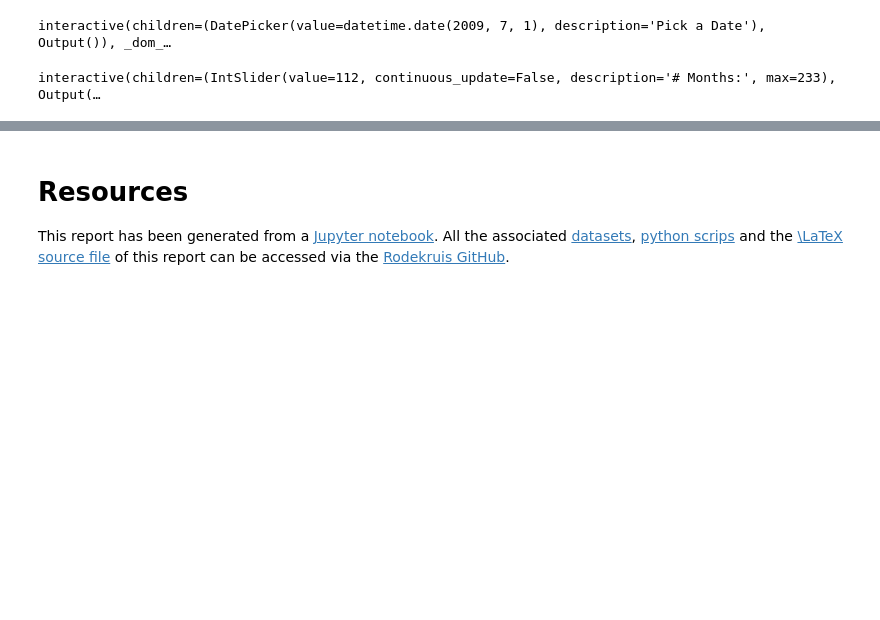
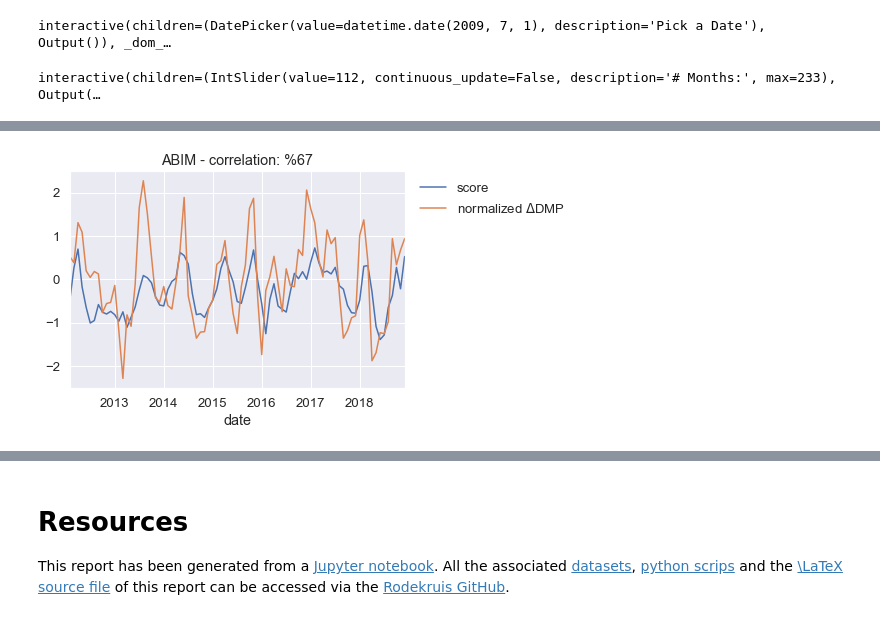
Before and after one commit to rodekruis/IBF-system, a Jupyter notebook: trigger-model-development/drought/skill-assessment/Model Event Data/Uganda_logit_model.ipynb, the cells around one changed output, grey strips where cells are left out. Saved outputs shown, nothing was run; the diff lists cells and outputs as text; code cells hidden in the pictures; blank space fills up the shorter version.

```diff
--- a/trigger-model-development/drought/skill-assessment/Model Event Data/Uganda_logit_model.ipynb
+++ b/trigger-model-development/drought/skill-assessment/Model Event Data/Uganda_logit_model.ipynb
@@ -675,0 +706,4 @@ interactive(children=(IntSlider(value=112, continuous_update=False, description=
+# %%
+ibf.plot_timeseries(monitor_data, 'ABIM')
+# %% [output]
+[figure, added]
```
Also changed, not shown: parts of 14 cells of this notebook, 4 other files.
